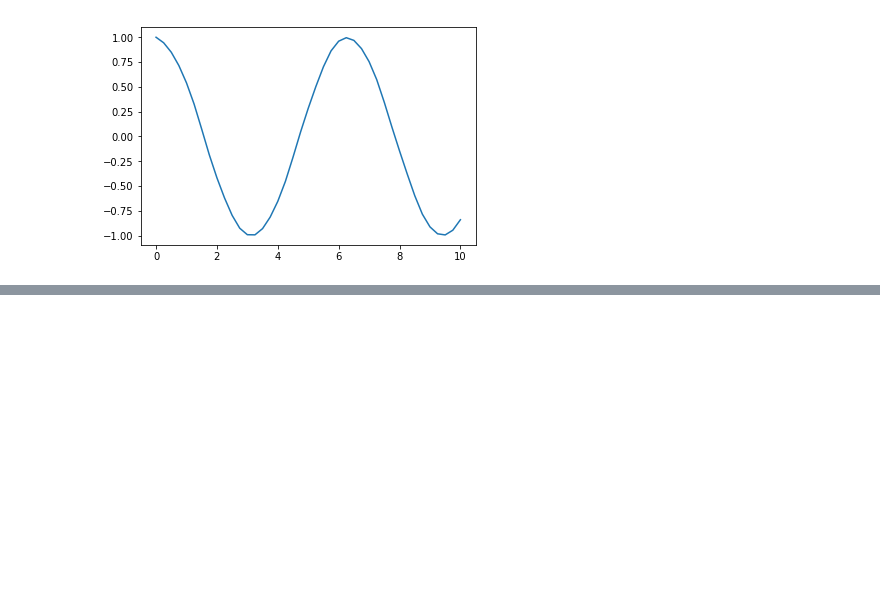
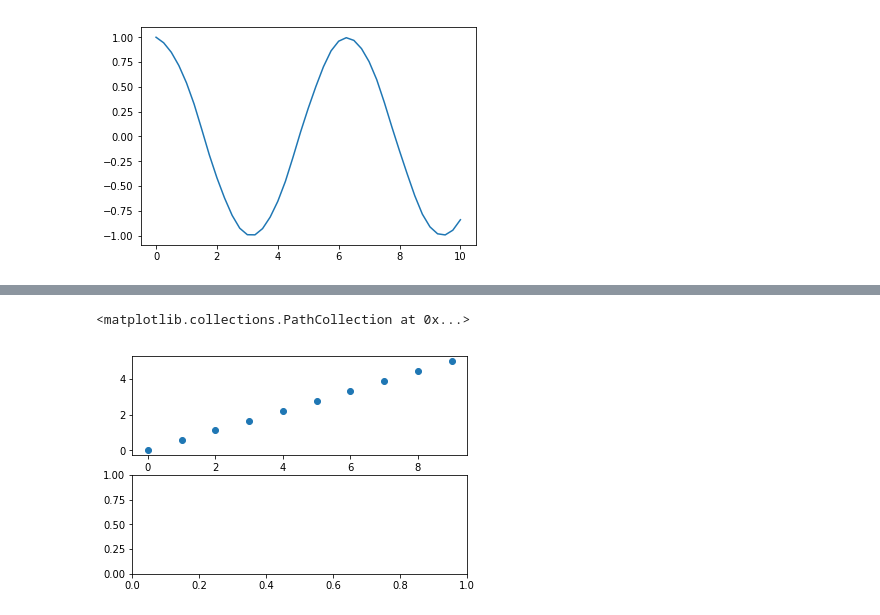
Before and after one commit to MultiSpreeWG/Ironhack.Data, a Jupyter notebook: module-1/pipelines-project/your-code/follow pablo.ipynb, the cells around one changed output, grey strips where cells are left out. Cells and saved outputs as stored; diff of their text form; code cells hidden in the pictures; blank space fills up the shorter version.

```diff
--- a/module-1/pipelines-project/your-code/follow pablo.ipynb
+++ b/module-1/pipelines-project/your-code/follow pablo.ipynb
@@ -111,0 +154,7 @@ plt.plot(xnew, f(xnew))
+# %%
+fig, ax = plt.subplots(2,1)
+
+ax[0].scatter(x1,x2)
+# %% [output]
+<matplotlib.collections.PathCollection at 0x...>
+[figure, added]
```
Also changed, not shown: parts of 20 cells of this notebook, 12 other files.
